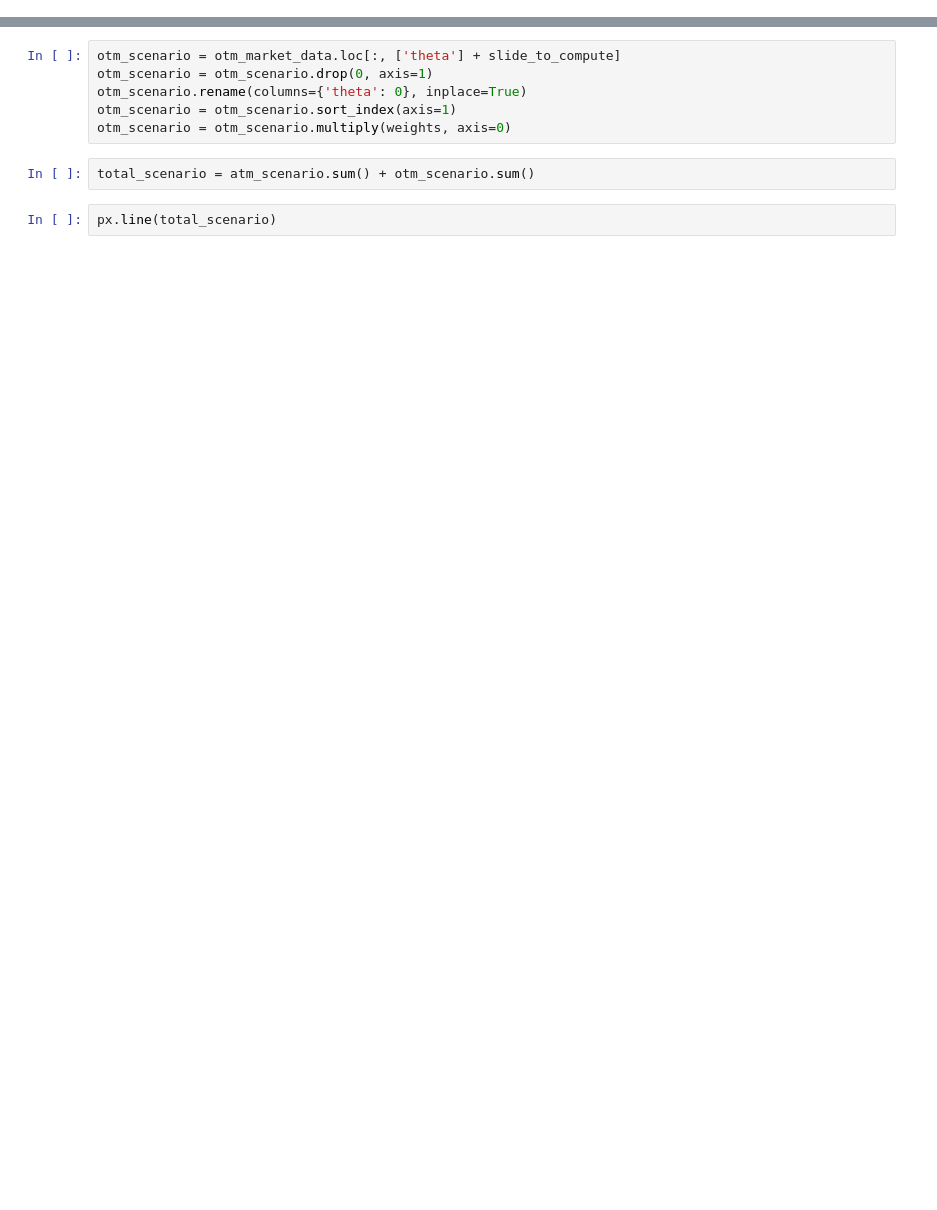
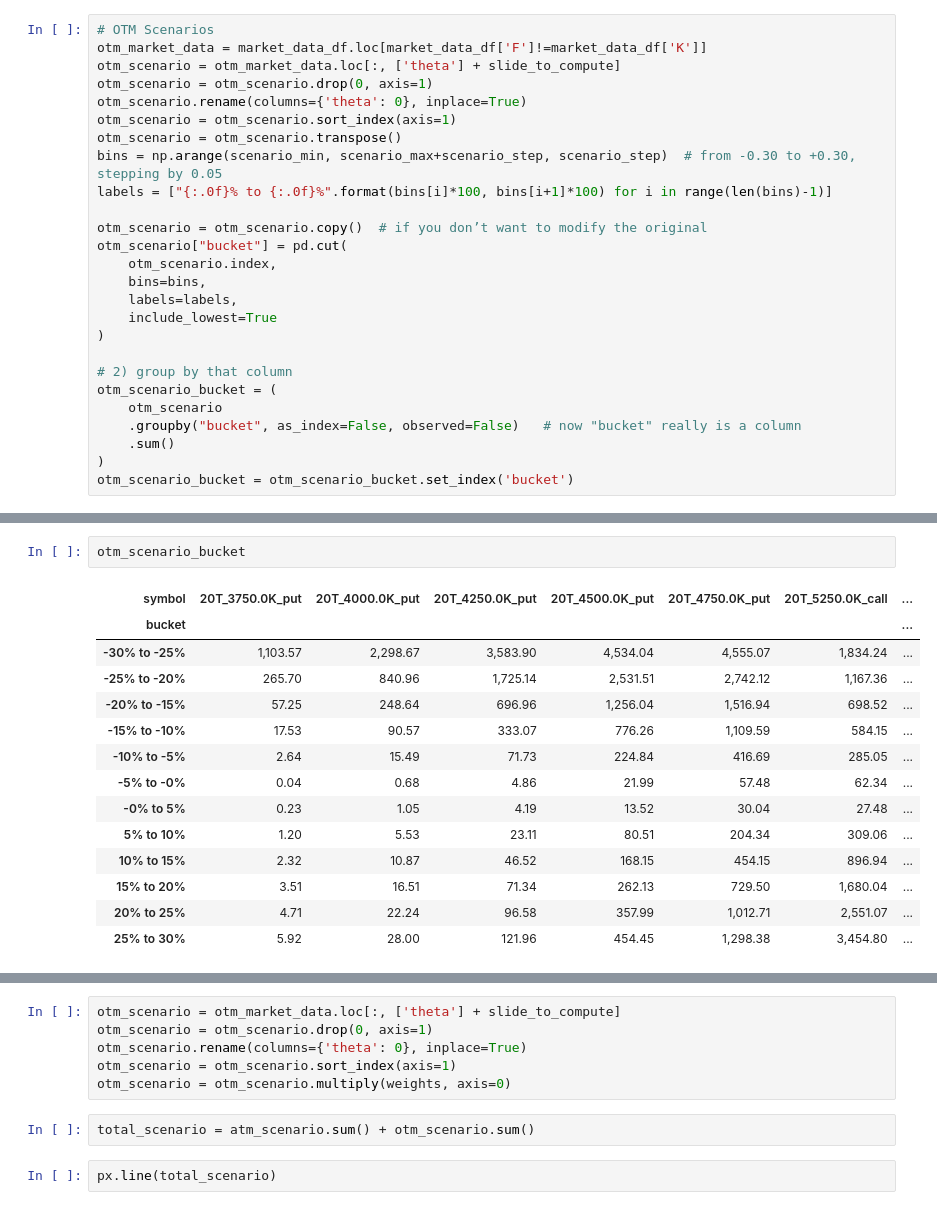
Before and after one commit to kevinlaventure/Quantitative_Methods_and_Analysis, a Jupyter notebook: option_portfolio copy.ipynb, the cells around one changed output, grey strips where cells are left out. Cells and saved outputs as stored; diff of their text form; blank space fills up the shorter version.

```diff
--- a/option_portfolio copy.ipynb
+++ b/option_portfolio copy.ipynb
@@ -112,0 +83,26 @@ target_scenario = [-0.3, -0.2, 0.2, 0.3]
+# %%
+# OTM Scenarios
+otm_market_data = market_data_df.loc[market_data_df['F']!=market_data_df['K']]
+otm_scenario = otm_market_data.loc[:, ['theta'] + slide_to_compute]
+otm_scenario = otm_scenario.drop(0, axis=1)
+otm_scenario.rename(columns={'theta': 0}, inplace=True)
+otm_scenario = otm_scenario.sort_index(axis=1)
+otm_scenario = otm_scenario.transpose()
+bins = np.arange(scenario_min, scenario_max+scenario_step, scenario_step)  # from -0.30 to +0.30, stepping by 0.05
+labels = ["{:.0f}% to {:.0f}%".format(bins[i]*100, bins[i+1]*100) for i in range(len(bins)-1)]
+
+otm_scenario = otm_scenario.copy()  # if you don’t want to modify the original
+otm_scenario["bucket"] = pd.cut(
+    otm_scenario.index,
+    bins=bins,
+    labels=labels,
+    include_lowest=True
+)
+
+# 2) group by that column
+otm_scenario_bucket = (
+    otm_scenario
+    .groupby("bucket", as_index=False, observed=False)   # now "bucket" really is a column
+    .sum()
+)
+otm_scenario_bucket = otm_scenario_bucket.set_index('bucket')
@@ -112,0 +126,17 @@ target_scenario = [-0.3, -0.2, 0.2, 0.3]
+# %%
+otm_scenario_bucket
+# %% [output]
+| symbol | 20T_3750.0K_put | 20T_4000.0K_put | 20T_4250.0K_put | 20T_4500.0K_put | 20T_4750.0K_put | 20T_5250.0K_call | ... |
+| bucket |  |  |  |  |  |  | ... |
+| -30% to -25% | 1,103.57 | 2,298.67 | 3,583.90 | 4,534.04 | 4,555.07 | 1,834.24 | ... |
+| -25% to -20% | 265.70 | 840.96 | 1,725.14 | 2,531.51 | 2,742.12 | 1,167.36 | ... |
+| -20% to -15% | 57.25 | 248.64 | 696.96 | 1,256.04 | 1,516.94 | 698.52 | ... |
+| -15% to -10% | 17.53 | 90.57 | 333.07 | 776.26 | 1,109.59 | 584.15 | ... |
+| -10% to -5% | 2.64 | 15.49 | 71.73 | 224.84 | 416.69 | 285.05 | ... |
+| -5% to -0% | 0.04 | 0.68 | 4.86 | 21.99 | 57.48 | 62.34 | ... |
+| -0% to 5% | 0.23 | 1.05 | 4.19 | 13.52 | 30.04 | 27.48 | ... |
+| 5% to 10% | 1.20 | 5.53 | 23.11 | 80.51 | 204.34 | 309.06 | ... |
+| 10% to 15% | 2.32 | 10.87 | 46.52 | 168.15 | 454.15 | 896.94 | ... |
+| 15% to 20% | 3.51 | 16.51 | 71.34 | 262.13 | 729.50 | 1,680.04 | ... |
+| 20% to 25% | 4.71 | 22.24 | 96.58 | 357.99 | 1,012.71 | 2,551.07 | ... |
+| 25% to 30% | 5.92 | 28.00 | 121.96 | 454.45 | 1,298.38 | 3,454.80 | ... |
```
Also changed, not shown: parts of 20 cells of this notebook.
